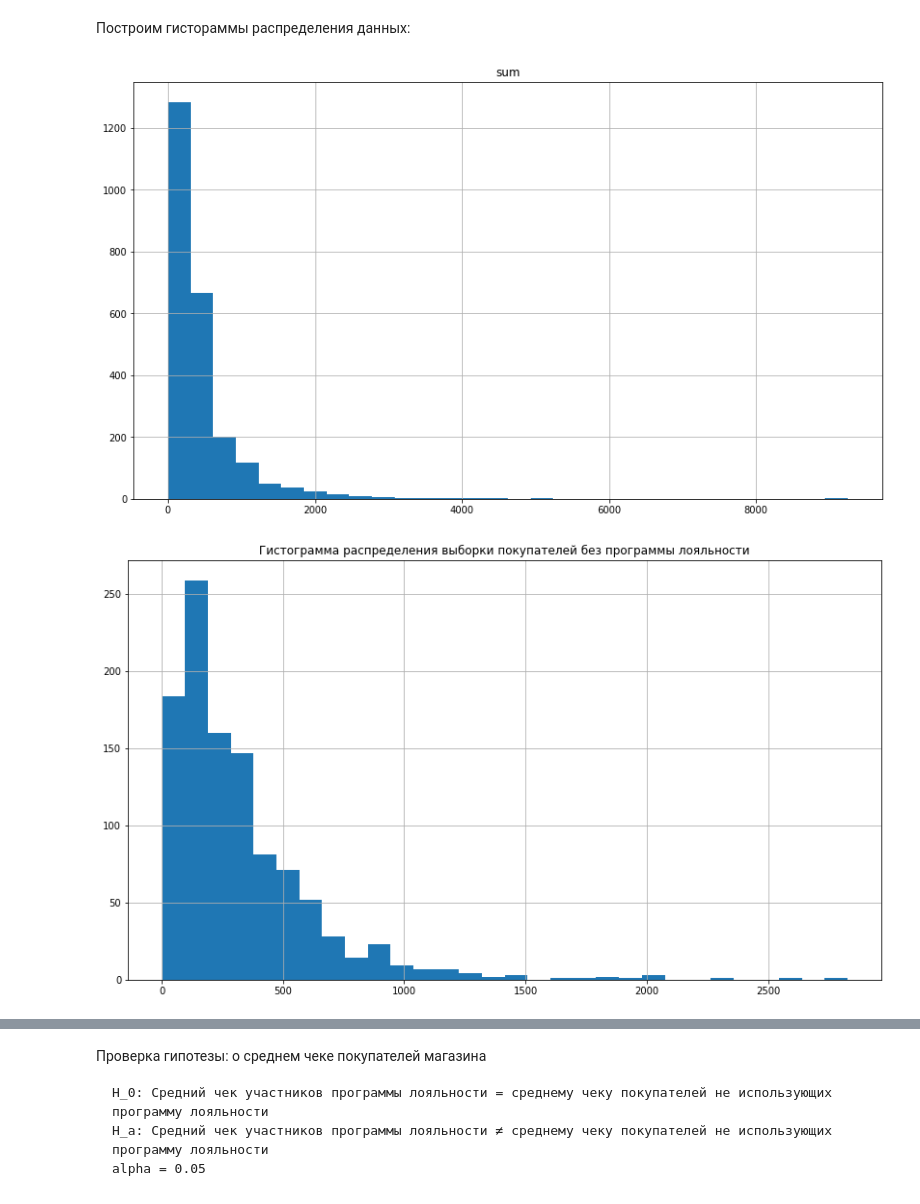
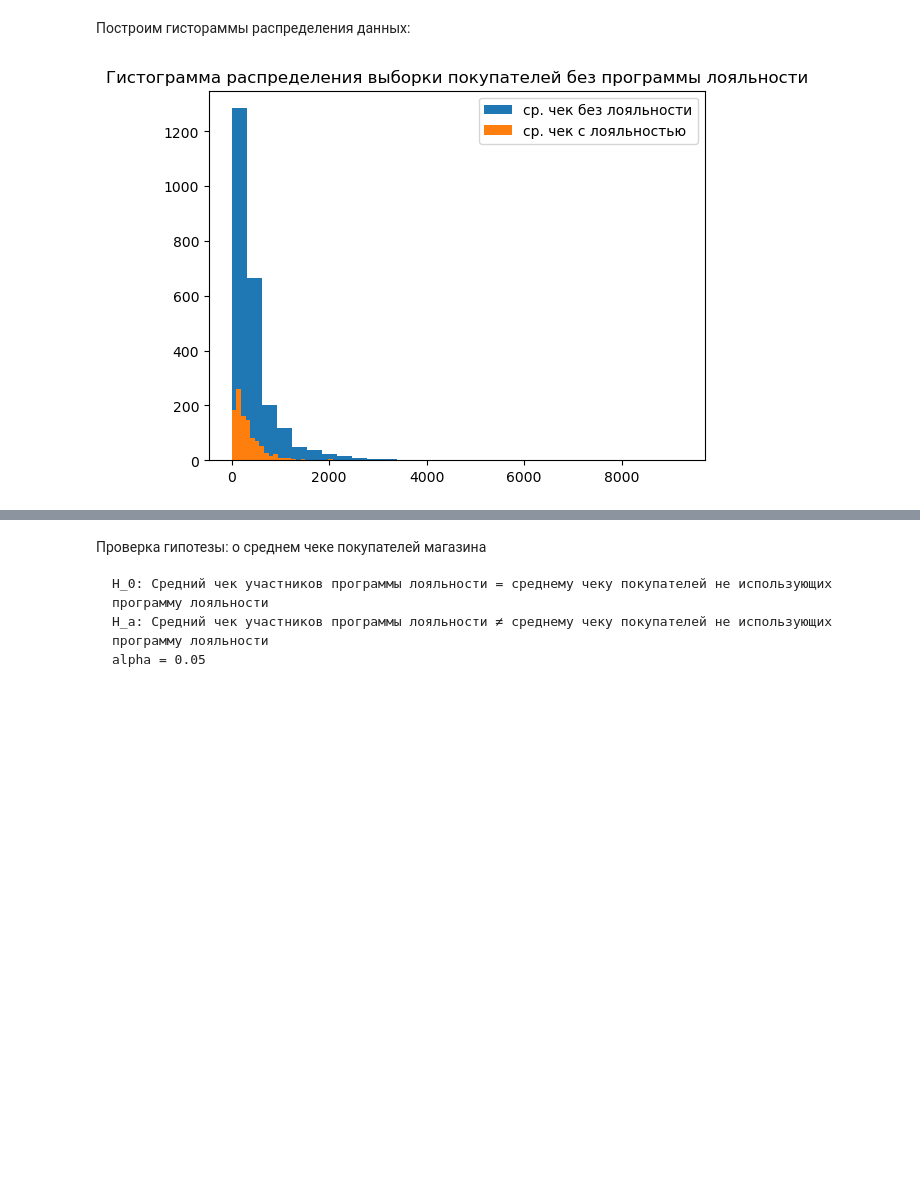
Before and after one commit to PioneerProject/Retail-Loyalty-Program-Analysis, a Jupyter notebook: Retail_Loyalty_Program_Analysis.ipynb, the cells around one changed output, grey strips where cells are left out. Cells and saved outputs as stored; diff of their text form; code cells hidden in the pictures; blank space fills up the shorter version.

```diff
--- a/Retail_Loyalty_Program_Analysis.ipynb
+++ b/Retail_Loyalty_Program_Analysis.ipynb
@@ -414,9 +380,10 @@ data.head(10)
 # %% [markdown]
 ### Приведение значений к формату правил хорошего тона
 # %%
+# Используем метод 'columns' совместно с с методом 'str.lower' к датасету 'data'.
+# Что переведет все буквы в наименованиях всех колонок к нижнему регистру, что соответствует правилам хорошего тона.
+
 data.columns = data.columns.str.lower()
-data['shopid']=data['shopid'].str.lower()
-data['item_id']=data['item_id'].str.lower()
 data.head(10)
 # %% [output]
 |  | purchaseid | item_id | quantity | purchasedate | customerid | shopid | loyalty_program | price_per_one |
@@ -725,5 +682,8 @@ percentile_quantity
 # %%
-data=data.query('quantity < @percentile_quantity and quantity > -(@percentile_quantity)')
+# Используем логическую фильтрацию методом 'query', в котором зададим выбор значений столбца 'quantity' меньше
+# переменной 'percentile_quantity' и перезапишем получившуюся выборку в 'data'
+
+data=data.query('quantity < @percentile_quantity')
 data.info()
 # %% [output]
 <class 'pandas.core.frame.DataFrame'>
@@ -1556,9 +1643,12 @@ plt.show()
 # %% [markdown]
 Подготовим выборки с соответствующими группами для тестирования mid_check_0 для покупателей не участвующих в программе лояльности и mid_check_1 для участников программы лояльности.
 # %%
-# группровка данных по признаку программы лояльности и идентификатору чека
-ttest_mid_chek=data.groupby(['loyalty_program', 'purchaseid'])['purchase_amount'].agg({'sum'})
-ttest_mid_chek.reset_index()
+# группировка данных методом 'groupby' по признаку программы лояльности и идентификатору чека. Суммируем 'purchase_amount'
+# с помощью агрегирующей функции 'agg' с аргументом 'sum'. Данные запишем в переменную ttest_mid_chek:
+test_mid_chek=data.groupby(['loyalty_program', 'purchaseid'])['purchase_amount'].agg({'sum'})
+
+# Перестроим индексы методом 'reset_index' и выведем результат:
+test_mid_chek.reset_index()
 # %% [output]
 |  | loyalty_program | purchaseid | sum |
 | 0 | 0 | 536367 | 285.395 |
@@ -1574,18 +1664,21 @@ ttest_mid_chek.reset_index()
 | 3480 | 1 | 545218 | 720.415 |
 3481 rows × 3 columns
 # %%
-# Сделаем срез данных по чекам покупателй не из программы лояльности
-mid_check_0 = ttest_mid_chek.query('loyalty_program == 0')
-# Сделаем срез данных по чекам покупателй принимающих участие в программе лояльности
-mid_check_1 = ttest_mid_chek.query('loyalty_program == 1')
+# Сделаем срез данных методом query по чекам покупателй не из программы лояльности 'loyalty_program == 0'
+mid_check_0 = test_mid_chek.query('loyalty_program == 0')
+
+# Сделаем срез данных методом query по чекам покупателй принимающих участие в программе лояльности 'loyalty_program == 1'
+mid_check_1 = test_mid_chek.query('loyalty_program == 1')
 # %% [markdown]
 Построим гистораммы распределения данных:
 # %%
-mid_check_0.hist(bins=30, figsize=(14, 8))
-mid_check_1.hist(bins=30, figsize=(14, 8))
+# CФормируем гистограмы по датасетам mid_check_0 и mid_check_1 методом 'hist',
+# зададим размер корзин 'bins=30' и выведем обе гистограммы на одном поле
+
+plt.hist(mid_check_0, bins=30, label='ср. чек без лояльности')
+plt.hist(mid_check_1, bins=30, label='ср. чек с лояльностью')
+plt.legend()
 plt.title('Гистограмма распределения выборки покупателей без программы лояльности')
-#plt.legend()
 plt.show();
 # %% [output]
-[figure, old version]
+[figure, new version]
-[figure, removed]
```
Also changed, not shown: parts of 183 cells of this notebook.
